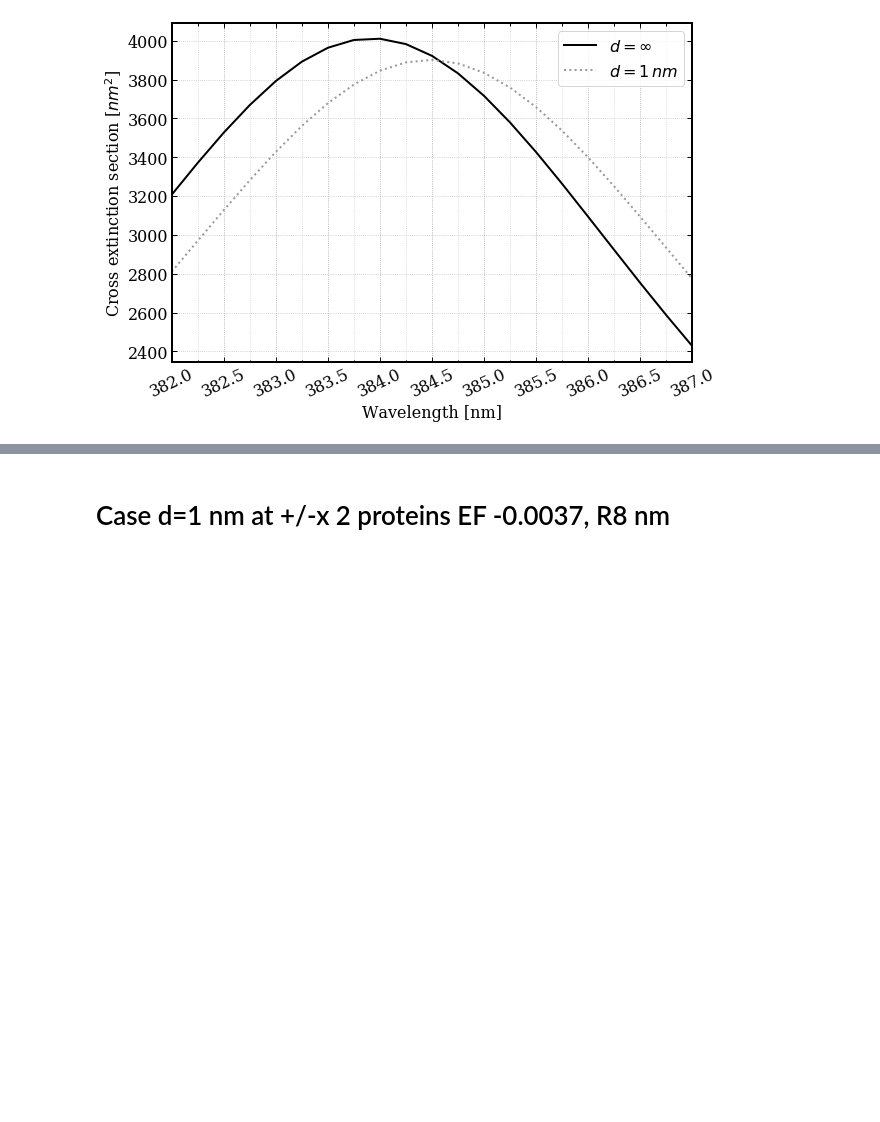
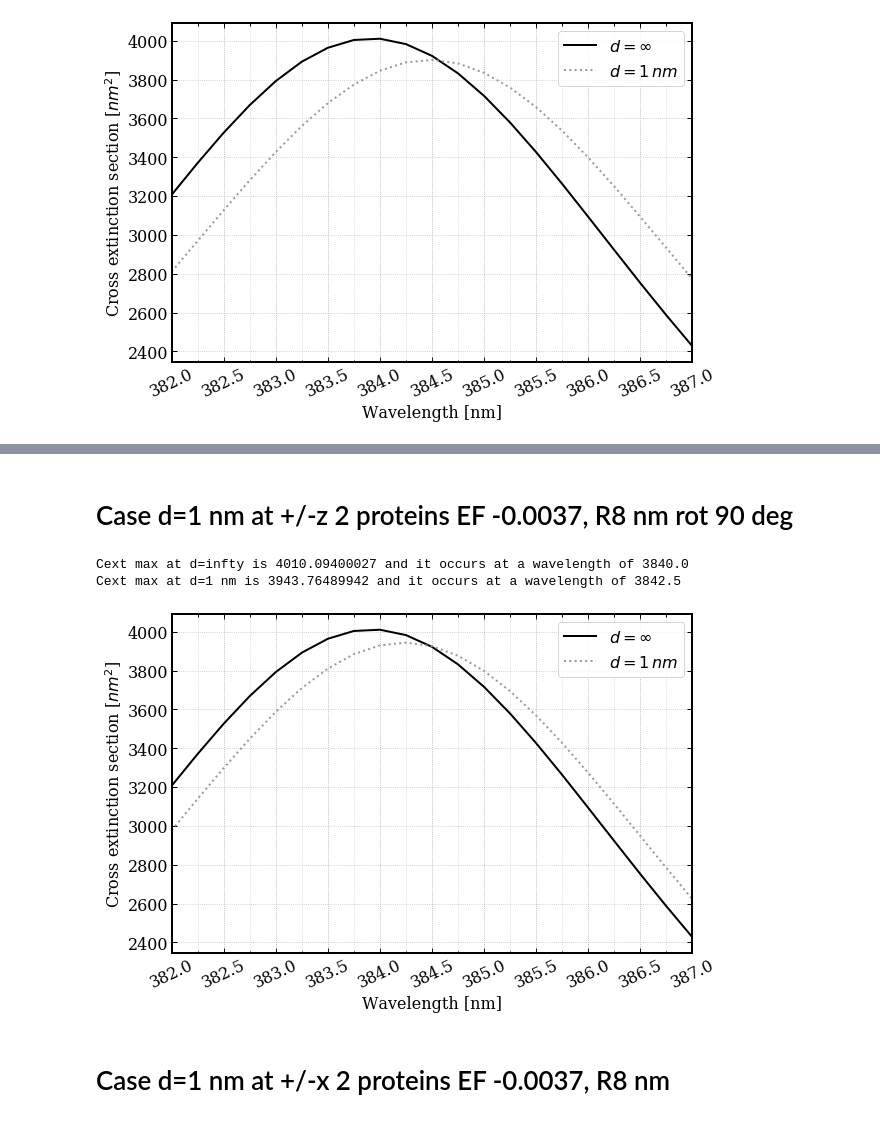
Before and after one commit to barbagroup/pygbe_lspr, a Jupyter notebook: analysis_notebooks/BSA_sensor_R8_cext_wave.ipynb, the cells around one changed output, grey strips where cells are left out. Saved outputs shown, nothing was run; the diff lists cells and outputs as text; code cells hidden in the pictures; blank space fills up the shorter version.

```diff
--- a/analysis_notebooks/BSA_sensor_R8_cext_wave.ipynb
+++ b/analysis_notebooks/BSA_sensor_R8_cext_wave.ipynb
@@ -116,3 +128,15 @@ Cext max at d=1 nm is 3901.12117915 and it occurs at a wavelength of 3845.0
+# %% [markdown]
+# Case d=1 nm at +/-z 2 proteins   EF -0.0037,  R8 nm rot 90 deg
+# %%
+s_file_rot_90 = '../data/wave_cext_d_prot_sensor/test_join_sort/BSA_sensorR80_2pz_d=1_rot_90/BSA_sensorR80_d=infty_ef0.0037_total.txt'
+p_file_rot_90 = '../data/wave_cext_d_prot_sensor/test_join_sort/BSA_sensorR80_2pz_d=1_rot_90/BSA_sensorR80_2pz_d=1_rot_90_total.txt'
+fig_name_rot_90 = '2pz_rot_90_ef-0.0037_R8nm'
+# %%
+report(s_file_rot_90, p_file_rot_90, fig_name_rot_90)
+# %% [output]
+Cext max at d=infty is 4010.09400027 and it occurs at a wavelength of 3840.0
+Cext max at d=1 nm is 3943.76489942 and it occurs at a wavelength of 3842.5
+[figure, added]
 # %% [markdown]
 # Case d=1 nm at +/-x 2 proteins   EF -0.0037,  R8 nm
 # %%
```
Also changed, not shown: parts of 6 cells of this notebook, 18 other files.
